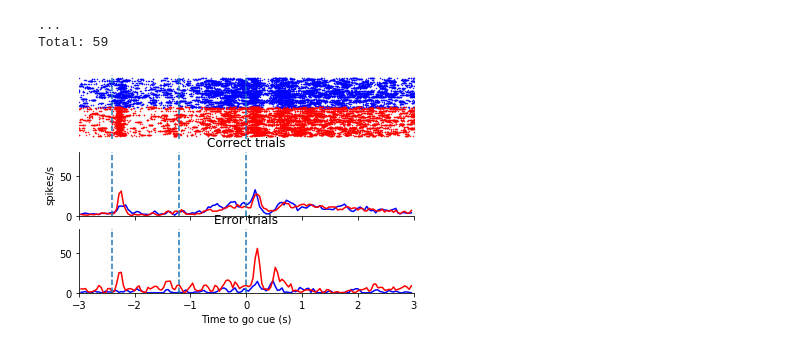
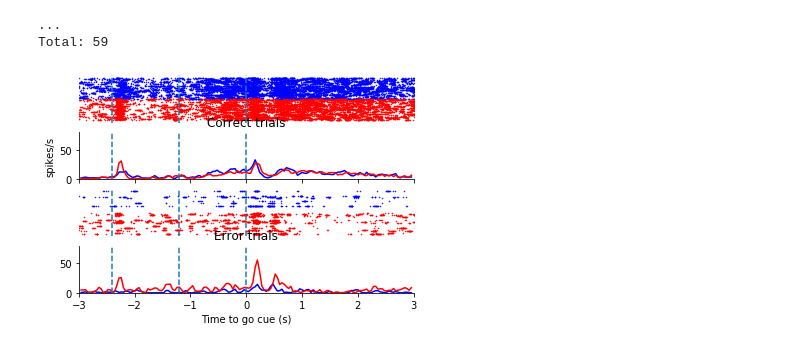
Before and after one commit to mesoscale-activity-map/map-ephys, a Jupyter notebook: notebook/new_psth.ipynb, the cells around one changed output. Cells and saved outputs as stored; diff of their text form; code cells hidden in the pictures.

Commit message:
notebook/new_psth.ipynb: add error trial raster plots, return plot_psth locals

```diff
--- a/notebook/new_psth.ipynb
+++ b/notebook/new_psth.ipynb
@@ -123,7 +123,7 @@ def plot_psth(unit_key): # {'subject_id', 'session', 'electrode_group', 'unit'}
 
     # Correct Trial Raster Plots (plt.plot(spike_times_for_unit, trial_number_for_spike))
     plt.figure()
-    ax=plt.subplot(311)
+    ax=plt.subplot(411)
     plt.plot(flat_contraH_spikes, flat_contraH_trials + max_trial_off, 'b.', markersize=1)
     plt.plot(flat_ipsiH_spikes, flat_ipsiH_trials, 'r.', markersize=1)
     ax.set_axis_off()
@@ -133,7 +133,7 @@ def plot_psth(unit_key): # {'subject_id', 'session', 'electrode_group', 'unit'}
     ax.axvline(-2.4,0,1, ls='--')
 
     # Correct Trial Histogram Plots
-    ax = plt.subplot(312)
+    ax = plt.subplot(412)
     plt.plot(psth_contraH[1][1:], psth_contraH[0], 'b')
     plt.plot(psth_ipsiH[1][1:], psth_ipsiH[0], 'r')
 
@@ -148,8 +148,18 @@ def plot_psth(unit_key): # {'subject_id', 'session', 'electrode_group', 'unit'}
     ax.axvline(-2.4,0,1, ls='--')
     plt.title('Correct trials')
 
+    # Error Trial Raster Plots
+    ax = plt.subplot(413)
+    plt.plot(flat_contraE_spikes, flat_contraE_trials + max_trial_off, 'b.', markersize=1)
+    plt.plot(flat_ipsiE_spikes, flat_ipsiE_trials, 'r.', markersize=1)
+    ax.set_axis_off()
+    ax.set_xlim([plt_xmin, plt_xmax])
+    ax.axvline(0,0,1, ls='--')
+    ax.axvline(-1.2,0,1, ls='--')
+    ax.axvline(-2.4,0,1, ls='--')
+
     # Error Trial Histogram Plots
-    ax = plt.subplot(313)
+    ax = plt.subplot(414)
     plt.plot(psth_contraE[1][1:], psth_contraE[0]/len(contraE)/binSize, 'b')
     plt.plot(psth_ipsiE[1][1:], psth_ipsiE[0]/len(ipsiE)/binSize, 'r')
 
@@ -164,7 +174,9 @@ def plot_psth(unit_key): # {'subject_id', 'session', 'electrode_group', 'unit'}
     plt.title('Error trials')
     plt.xlabel('Time to go cue (s)')
     plt.show()
+
+    return locals()
-# %%
-plot_psth(unit_key)
-# %% [output]
-[figure, removed]
+# %%
+l = plot_psth(unit_key)
+# %% [output]
+[figure, added]
```
